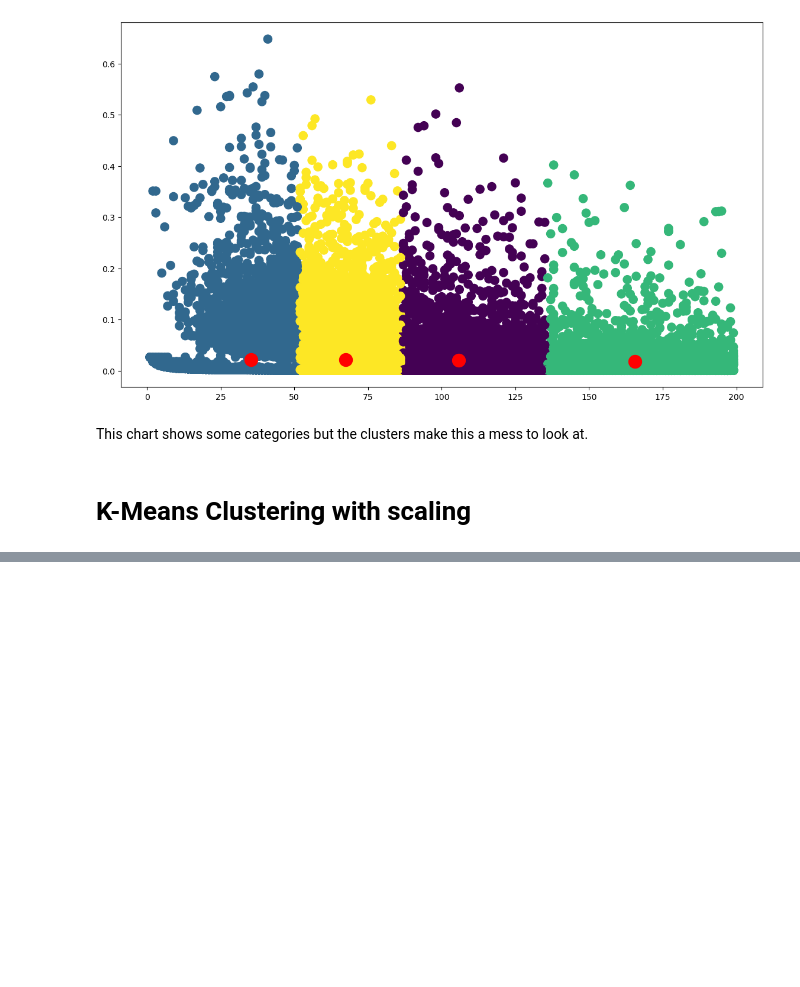
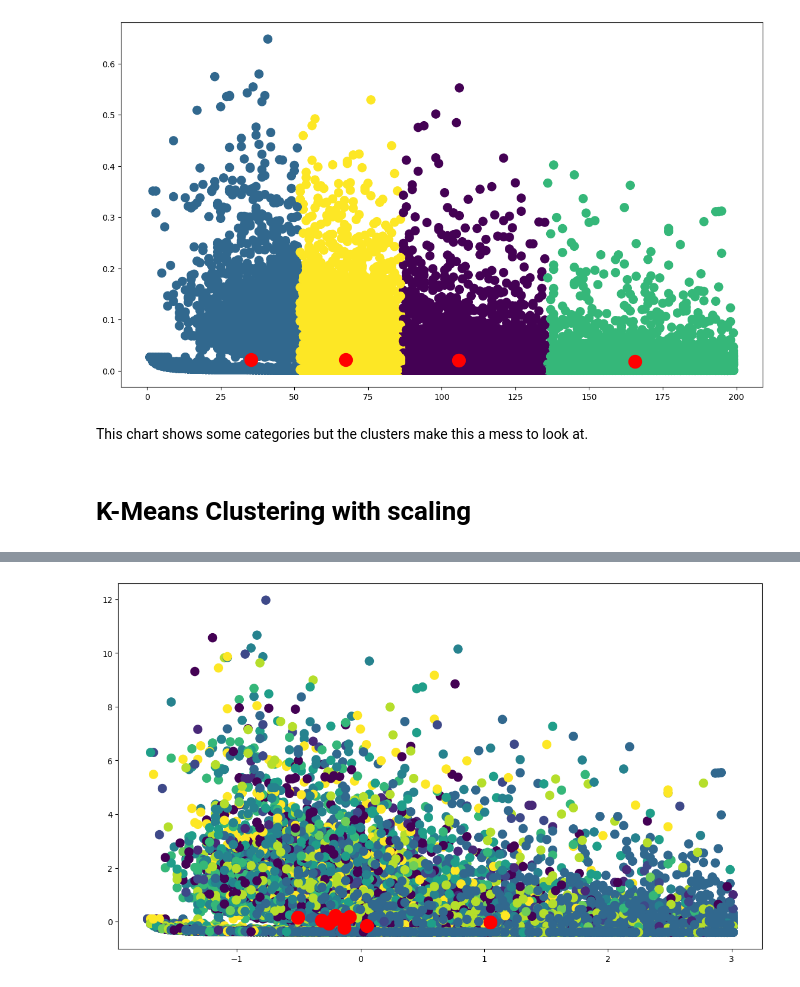
Before and after one commit to dq93/Playlist_Predictor, a Jupyter notebook: notebooks/modeling.ipynb, the cells around one changed output, grey strips where cells are left out. Drawn from its saved outputs; the diff is of its cells as text; code cells hidden in the pictures; blank space fills up the shorter version.

```diff
--- a/notebooks/modeling.ipynb
+++ b/notebooks/modeling.ipynb
@@ -125,0 +160,3 @@ This chart shows some categories but the clusters make this a mess to look at.
+# %%
+kmeans_scaled = KMeans(n_clusters=10, init="k-means++",n_init=50, random_state =42)
+kmeans_scaled.fit(X1_scaled)
@@ -125,0 +165,3 @@ This chart shows some categories but the clusters make this a mess to look at.
+# %%
+labels = kmeans_scaled.fit_predict(X1_scaled)
+labels
@@ -125,0 +190,8 @@ This chart shows some categories but the clusters make this a mess to look at.
+# %%
+plt.figure(figsize = (14, 8))
+
+plt.scatter(X1_scaled[:, 0], X1_scaled[:, 1], c = kmeans_scaled.labels_, s = 105)
+plt.scatter(kmeans_scaled.cluster_centers_[:, 0], kmeans_scaled.cluster_centers_[:, 1], color = 'red', s = 250)
+plt.show()
+# %% [output]
+[figure, added]
```
Also changed, not shown: parts of 8 cells of this notebook, 1 other file.
